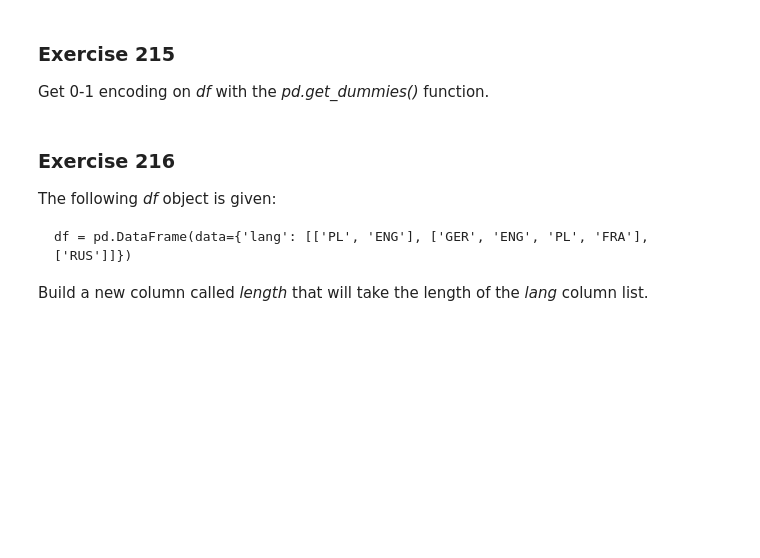
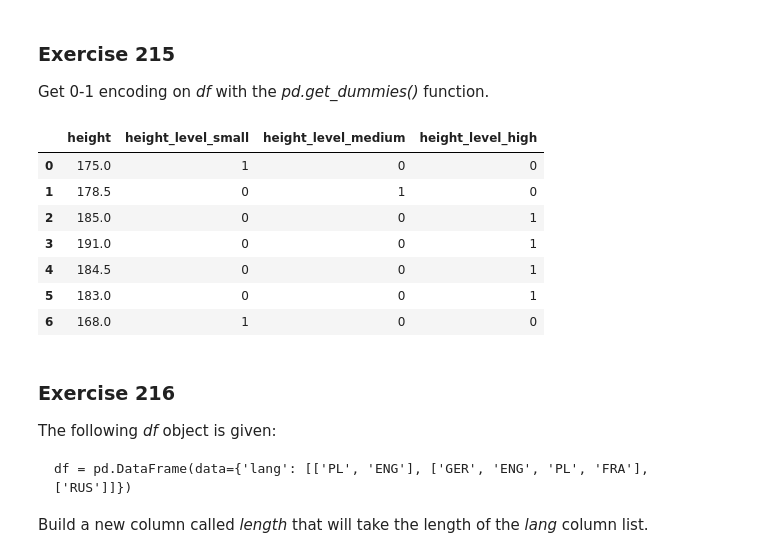
Before and after one commit to Olamyyde/test-colab, a Jupyter notebook: 211_220_exercises.ipynb, the cells around one changed output. Cells and saved outputs as stored; diff of their text form; code cells hidden in the pictures; blank space fills up the shorter version.

```diff
--- a/211_220_exercises.ipynb
+++ b/211_220_exercises.ipynb
@@ -65,3 +100,5 @@ Assign the result to the new column _height_cut_3_.
 Remove the _height_cut_ and _height_cut_2_ columns from the _df_ object.
 # %%
 # enter solution here
+df=df.drop(columns=['height_cut', ' height_cut_2'], axis=1)
+df
@@ -69,3 +115,5 @@ Remove the _height_cut_ and _height_cut_2_ columns from the _df_ object.
 Rename the _height_cut_3_ column to _height_level_.
 # %%
 # enter solution here
+df = df.rename(columns={'height_cut_3' : 'height_level'})
+df
@@ -74,6 +131,17 @@ Rename the _height_cut_3_ column to _height_level_.
 Get 0-1 encoding on _df_ with the _pd.get_dummies()_ function.
 # %%
 # enter solution here
+df = pd.get_dummies(df)
+df
+# %% [output]
+|  | height | height_level_small | height_level_medium | height_level_high |
+| 0 | 175.0 | 1 | 0 | 0 |
+| 1 | 178.5 | 0 | 1 | 0 |
+| 2 | 185.0 | 0 | 0 | 1 |
+| 3 | 191.0 | 0 | 0 | 1 |
+| 4 | 184.5 | 0 | 0 | 1 |
+| 5 | 183.0 | 0 | 0 | 1 |
+| 6 | 168.0 | 1 | 0 | 0 |
 # %% [markdown]
 ### <a name='6'></a> Exercise 216
 The following _df_ object is given:
```
Also changed, not shown: parts of 16 cells of this notebook.
